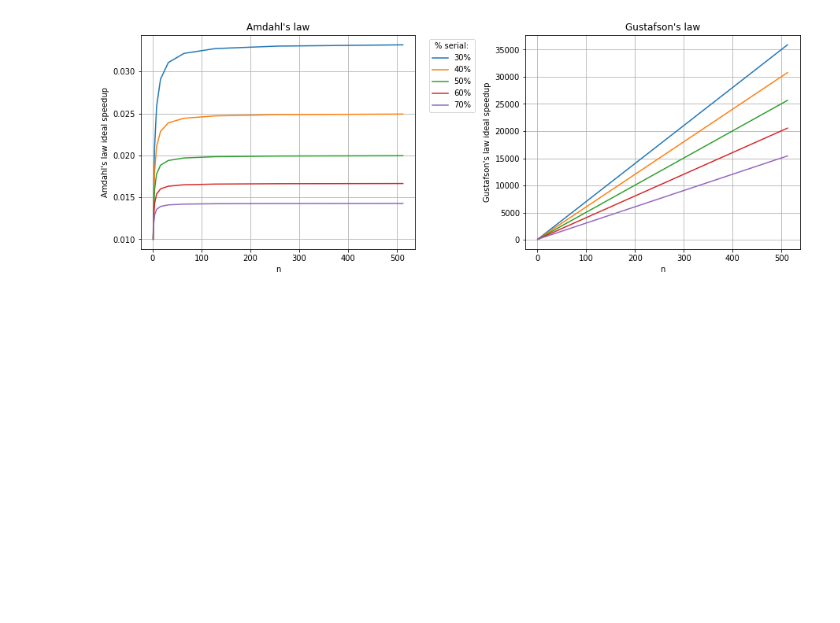
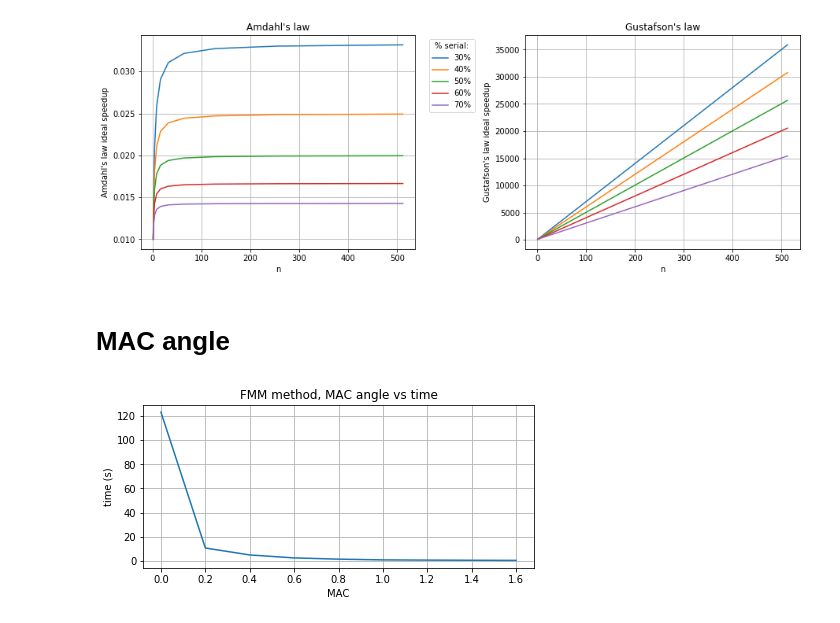
Before and after one commit to JulienLoiseau/phd_thesis, a Jupyter notebook: python/graph_tests.ipynb, the cells around one changed output. Cells and saved outputs as stored; diff of their text form; code cells hidden in the pictures; blank space fills up the shorter version.

Commit message:
Adding MAC angle

```diff
--- a/python/graph_tests.ipynb
+++ b/python/graph_tests.ipynb
@@ -71,3 +71,22 @@ plt.show()
 #plt.show()
 # %% [output]
 [figure]
+# %% [markdown]
+
+# MAC angle
+# %%
+import numpy as np
+import matplotlib.pyplot as plt
+
+mac = [0,0.2,0.4,0.6,0.8,1.,1.2,1.4,1.6]
+res = [123,10.71,4.99,2.54,1.51,0.90,0.72,0.60,0.49]
+
+fig = plt.figure(figsize=[7,3])
+plt.xlabel('MAC')
+plt.ylabel('time (s)')
+plt.title('FMM method, MAC angle vs time')
+plt.plot(mac,res)
+plt.grid(True)
+plt.show()
+# %% [output]
+[figure, added]
```
Also changed, not shown: 7 other files.
